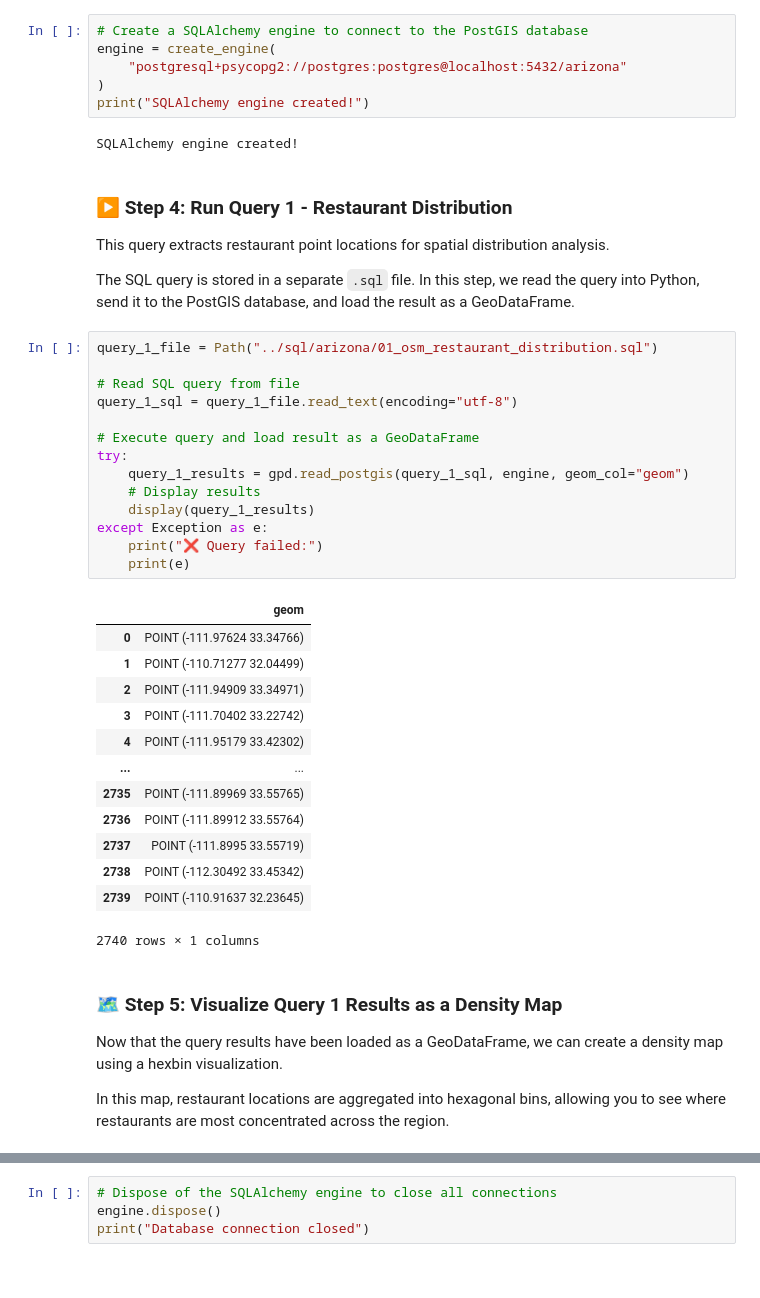
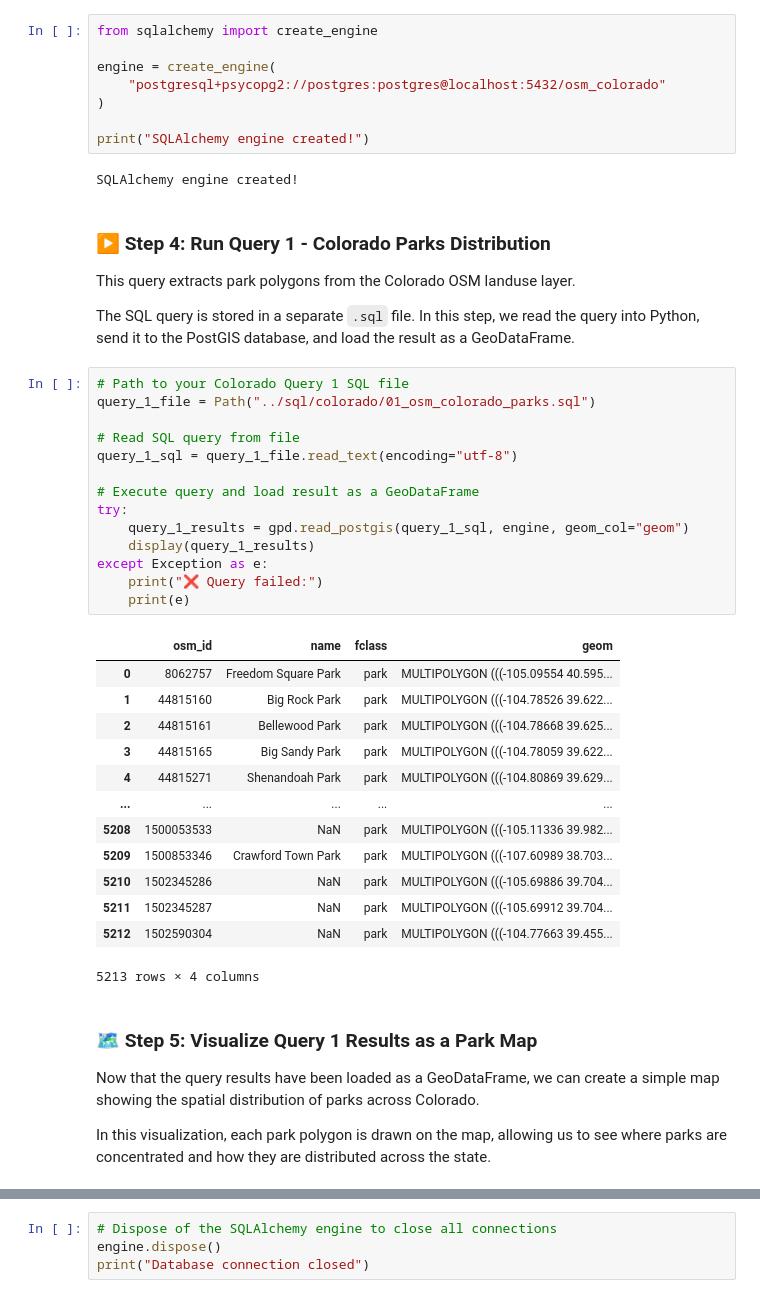
Before and after one commit to vswigart/gist604b-osm-postgis-sp26, a Jupyter notebook: notebooks/osm_postgis_queries_Colorado.ipynb, the cells around one changed output, grey strips where cells are left out. Saved outputs shown, nothing was run; the diff lists cells and outputs as text.

```diff
--- a/notebooks/osm_postgis_queries_Colorado.ipynb
+++ b/notebooks/osm_postgis_queries_Colorado.ipynb
@@ -118,50 +119,52 @@ Before running SQL queries, create a connection to the database using SQLAlchemy
 
 **💡 This engine will be used throughout the notebook for all queries and data access!**
 # %%
-# Create a SQLAlchemy engine to connect to the PostGIS database
+from sqlalchemy import create_engine
+
 engine = create_engine(
-    "postgresql+psycopg2://postgres:postgres@localhost:5432/arizona"
+    "postgresql+psycopg2://postgres:postgres@localhost:5432/osm_colorado"
 )
+
 print("SQLAlchemy engine created!")
 # %% [output]
 SQLAlchemy engine created!
 # %% [markdown]
-### ▶️ Step 4: Run Query 1 - Restaurant Distribution
+### ▶️ Step 4: Run Query 1 - Colorado Parks Distribution
 
-This query extracts restaurant point locations for spatial distribution analysis.
+This query extracts park polygons from the Colorado OSM landuse layer.
 
 The SQL query is stored in a separate `.sql` file. In this step, we read the query into Python, send it to the PostGIS database, and load the result as a GeoDataFrame.
 # %%
-query_1_file = Path("../sql/arizona/01_osm_restaurant_distribution.sql")
+# Path to your Colorado Query 1 SQL file
+query_1_file = Path("../sql/colorado/01_osm_colorado_parks.sql")
 
 # Read SQL query from file
 query_1_sql = query_1_file.read_text(encoding="utf-8")
 
 # Execute query and load result as a GeoDataFrame
 try:
     query_1_results = gpd.read_postgis(query_1_sql, engine, geom_col="geom")
-    # Display results
     display(query_1_results)
 except Exception as e:
     print("❌ Query failed:")
     print(e)
 # %% [output]
-|  | geom |
-| 0 | POINT (-111.97624 33.34766) |
-| 1 | POINT (-110.71277 32.04499) |
-| 2 | POINT (-111.94909 33.34971) |
-| 3 | POINT (-111.70402 33.22742) |
-| 4 | POINT (-111.95179 33.42302) |
-| ... | ... |
-| 2735 | POINT (-111.89969 33.55765) |
-| 2736 | POINT (-111.89912 33.55764) |
-| 2737 | POINT (-111.8995 33.55719) |
-| 2738 | POINT (-112.30492 33.45342) |
-| 2739 | POINT (-110.91637 32.23645) |
+|  | osm_id | name | fclass | geom |
+| 0 | 8062757 | Freedom Square Park | park | MULTIPOLYGON (((-105.09554 40.595... |
+| 1 | 44815160 | Big Rock Park | park | MULTIPOLYGON (((-104.78526 39.622... |
+| 2 | 44815161 | Bellewood Park | park | MULTIPOLYGON (((-104.78668 39.625... |
+| 3 | 44815165 | Big Sandy Park | park | MULTIPOLYGON (((-104.78059 39.622... |
+| 4 | 44815271 | Shenandoah Park | park | MULTIPOLYGON (((-104.80869 39.629... |
+| ... | ... | ... | ... | ... |
+| 5208 | 1500053533 | NaN | park | MULTIPOLYGON (((-105.11336 39.982... |
+| 5209 | 1500853346 | Crawford Town Park | park | MULTIPOLYGON (((-107.60989 38.703... |
+| 5210 | 1502345286 | NaN | park | MULTIPOLYGON (((-105.69886 39.704... |
+| 5211 | 1502345287 | NaN | park | MULTIPOLYGON (((-105.69912 39.704... |
+| 5212 | 1502590304 | NaN | park | MULTIPOLYGON (((-104.77663 39.455... |
-2740 rows × 1 columns
+5213 rows × 4 columns
 # %% [markdown]
-### 🗺️ Step 5: Visualize Query 1 Results as a Density Map
+### 🗺️ Step 5: Visualize Query 1 Results as a Park Map
 
-Now that the query results have been loaded as a GeoDataFrame, we can create a density map using a hexbin visualization.
+Now that the query results have been loaded as a GeoDataFrame, we can create a simple map showing the spatial distribution of parks across Colorado.
 
-In this map, restaurant locations are aggregated into hexagonal bins, allowing you to see where restaurants are most concentrated across the region.
+In this visualization, each park polygon is drawn on the map, allowing us to see where parks are concentrated and how they are distributed across the state.
```
Also changed, not shown: parts of 22 cells of this notebook.
